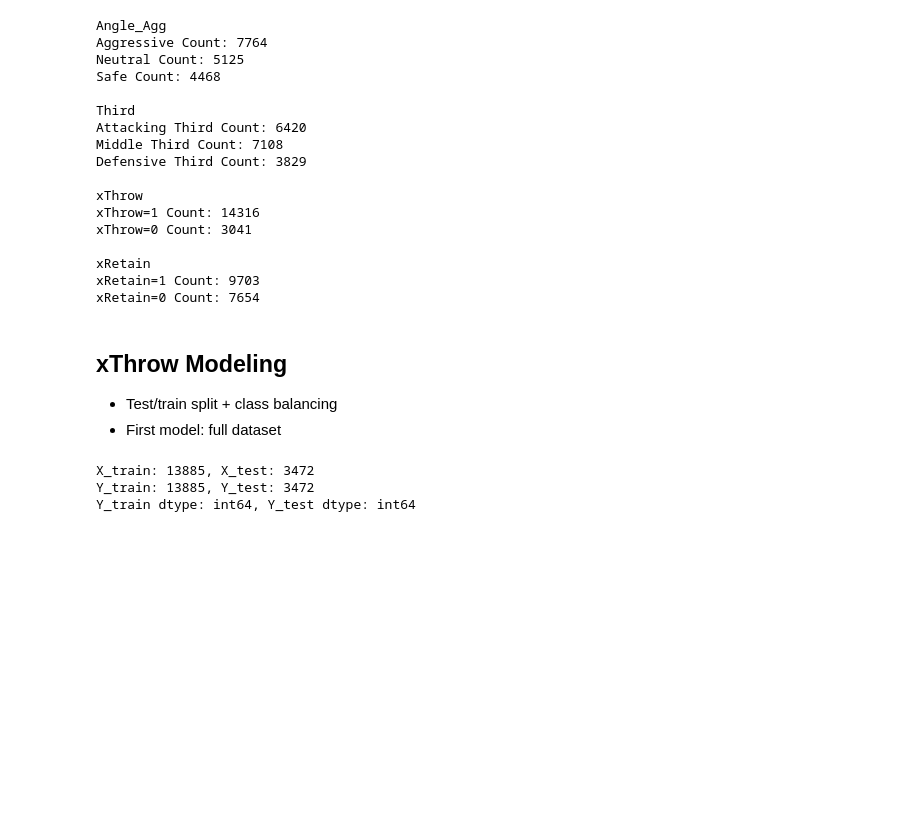
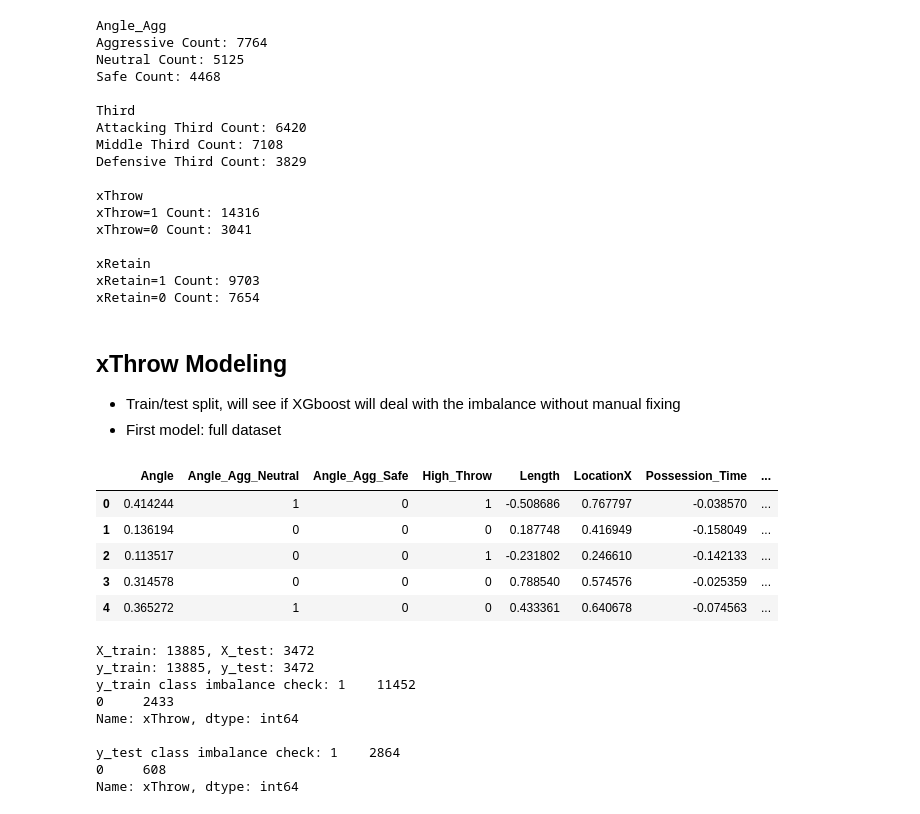
Before and after one commit to hwillif/Throw-in-Project, a Jupyter notebook: Throw-in Project - Jimenez.ipynb, the cells around one changed output. Cells and saved outputs as stored; diff of their text form; code cells hidden in the pictures; blank space fills up the shorter version.

```diff
--- a/Throw-in Project - Jimenez.ipynb
+++ b/Throw-in Project - Jimenez.ipynb
@@ -610,14 +601,28 @@ xRetain=1 Count: 9703
 xRetain=0 Count: 7654
 # %% [markdown]
 ## xThrow Modeling
-- Test/train split + class balancing
+- Train/test split, will see if XGboost will deal with the imbalance without manual fixing
 - First model: full dataset
+# %%
+Throws.head()
+# %% [output]
+|  | Angle | Angle_Agg_Neutral | Angle_Agg_Safe | High_Throw | Length | LocationX | Possession_Time | ... |
+| 0 | 0.414244 | 1 | 0 | 1 | -0.508686 | 0.767797 | -0.038570 | ... |
+| 1 | 0.136194 | 0 | 0 | 0 | 0.187748 | 0.416949 | -0.158049 | ... |
+| 2 | 0.113517 | 0 | 0 | 1 | -0.231802 | 0.246610 | -0.142133 | ... |
+| 3 | 0.314578 | 0 | 0 | 0 | 0.788540 | 0.574576 | -0.025359 | ... |
+| 4 | 0.365272 | 1 | 0 | 0 | 0.433361 | 0.640678 | -0.074563 | ... |
 # %%
 # Test train split for xThrow
 from sklearn.model_selection import train_test_split
-X = Throws.drop(columns=['xThrow', 'xRetain'])
+X = Throws.drop(columns=['xThrow', # target variable
+                         'xRetain', # target variable
+                         'Angle', # using binned version instead
+                         'LocationX', # using binned version instead
+                         'Possession_Time' # if > 0 then xThrow = 1
+                         ])
 Y = Throws['xThrow']
-X_train, X_test, Y_train, Y_test = train_test_split(X, Y, test_size=0.2, random_state=42, stratify=Y)
+X_train, X_test, y_train, y_test = train_test_split(X, Y, test_size=0.2, random_state=42, stratify=Y)
 
 # Convert Y_train and Y_test to 1D arrays
 #Y_train = Y_train.to_numpy()
@@ -625,9 +630,16 @@ X_train, X_test, Y_train, Y_test = train_test_split(X, Y, test_size=0.2, random_
 
 # Print lengths to confirm correct split
 print(f"X_train: {len(X_train)}, X_test: {len(X_test)}")
-print(f"Y_train: {len(Y_train)}, Y_test: {len(Y_test)}")
-print(f"Y_train dtype: {Y_train.dtype}, Y_test dtype: {Y_test.dtype}")
+print(f"y_train: {len(y_train)}, y_test: {len(y_test)}")
+print(f"y_train class imbalance check: {y_train.value_counts()}")
+print(f"\ny_test class imbalance check: {y_test.value_counts()}")
 # %% [output]
 X_train: 13885, X_test: 3472
-Y_train: 13885, Y_test: 3472
-Y_train dtype: int64, Y_test dtype: int64
+y_train: 13885, y_test: 3472
+y_train class imbalance check: 1    11452
+0     2433
+Name: xThrow, dtype: int64
+
+y_test class imbalance check: 1    2864
+0     608
+Name: xThrow, dtype: int64
```
Also changed, not shown: parts of 4 cells of this notebook.
